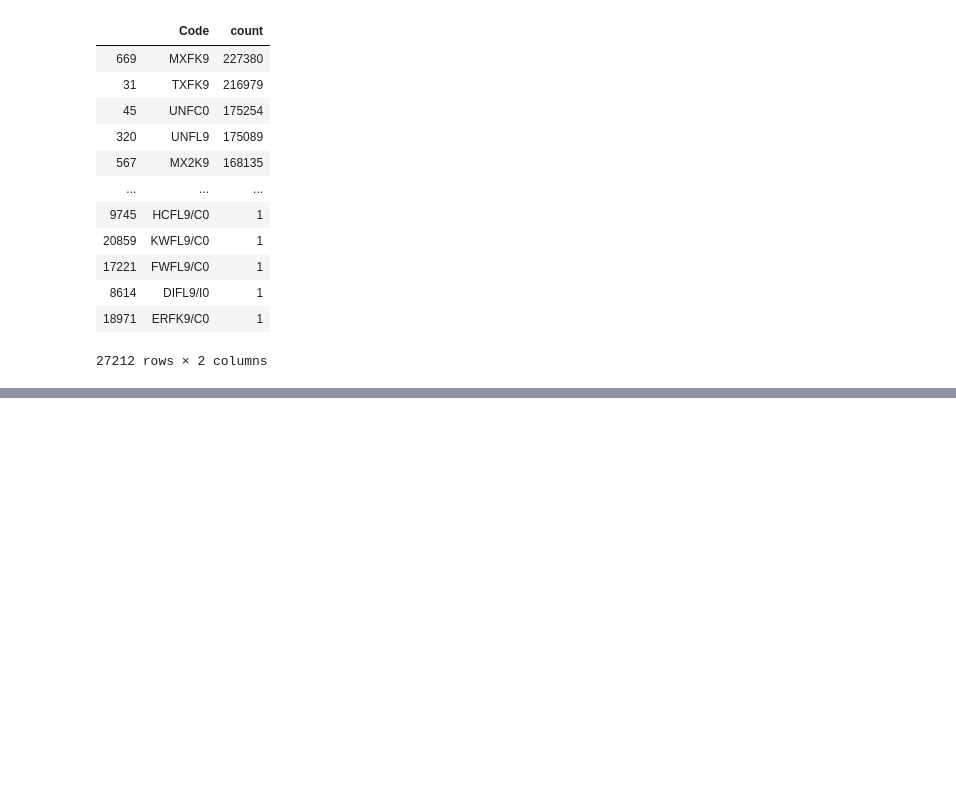
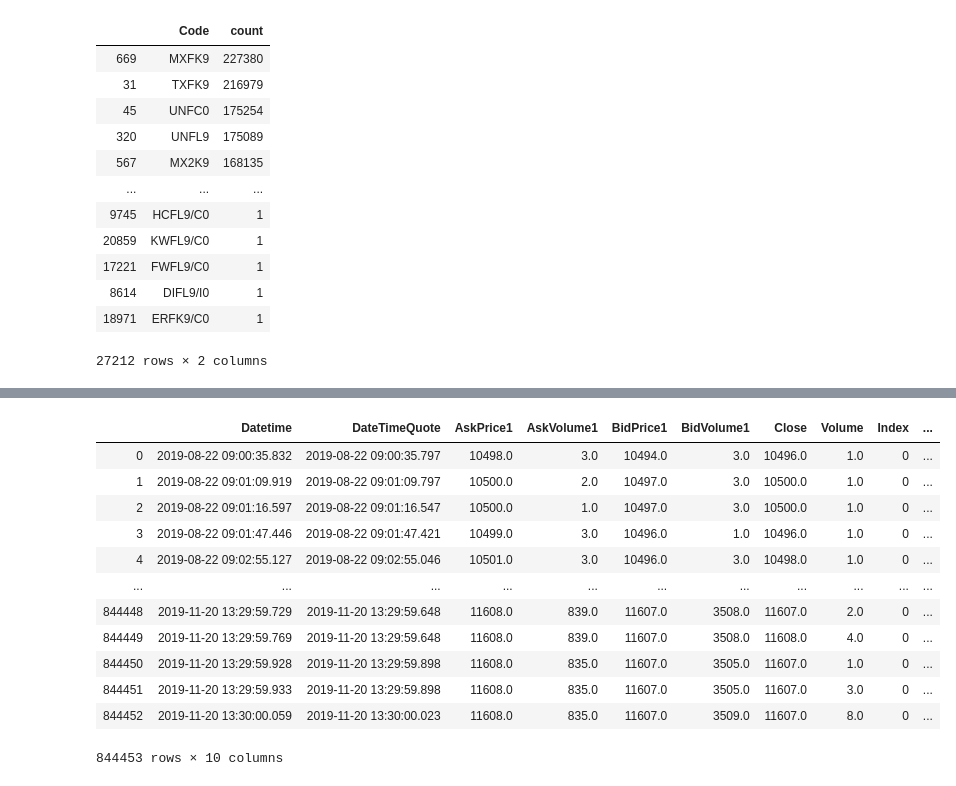
Before and after one commit to Yvictor/dolphindbPlay, a Jupyter notebook: query.ipynb, the cells around one changed output, grey strips where cells are left out. Cells and saved outputs as stored; diff of their text form; code cells hidden in the pictures; blank space fills up the shorter version.

```diff
--- a/query.ipynb
+++ b/query.ipynb
@@ -238,0 +154,2 @@ ddb_conn.run("select * from tickTFE where Date=2019.11.09;")
+# %%
+res = requests.get("https://www.taifex.com.tw/cht/9/futuresQADetail")
@@ -256,0 +181,20 @@ ddb_conn.run('select Code, concatDateTime(Date,Time) as Datetime, '
+# %%
+ddb_conn.run("""
+txfk9tick = select * from tickTFE where Code="TXFK9"
+txfk9quote = select * from tickQuote where Code="TXFK9"
+select concatDateTime(Date, Time) as Datetime, concatDateTime(Date, txfk9quote.Time) as DateTimeQuote, AskPrice1, AskVolume1, BidPrice1, BidVolume1, Close, Volume, Index, TickType  from aj(txfk9tick, txfk9quote, `Date`Time)
+""")
+# %% [output]
+|  | Datetime | DateTimeQuote | AskPrice1 | AskVolume1 | BidPrice1 | BidVolume1 | Close | Volume | Index | ... |
+| 0 | 2019-08-22 09:00:35.832 | 2019-08-22 09:00:35.797 | 10498.0 | 3.0 | 10494.0 | 3.0 | 10496.0 | 1.0 | 0 | ... |
+| 1 | 2019-08-22 09:01:09.919 | 2019-08-22 09:01:09.797 | 10500.0 | 2.0 | 10497.0 | 3.0 | 10500.0 | 1.0 | 0 | ... |
+| 2 | 2019-08-22 09:01:16.597 | 2019-08-22 09:01:16.547 | 10500.0 | 1.0 | 10497.0 | 3.0 | 10500.0 | 1.0 | 0 | ... |
+| 3 | 2019-08-22 09:01:47.446 | 2019-08-22 09:01:47.421 | 10499.0 | 3.0 | 10496.0 | 1.0 | 10496.0 | 1.0 | 0 | ... |
+| 4 | 2019-08-22 09:02:55.127 | 2019-08-22 09:02:55.046 | 10501.0 | 3.0 | 10496.0 | 3.0 | 10498.0 | 1.0 | 0 | ... |
+| ... | ... | ... | ... | ... | ... | ... | ... | ... | ... | ... |
+| 844448 | 2019-11-20 13:29:59.729 | 2019-11-20 13:29:59.648 | 11608.0 | 839.0 | 11607.0 | 3508.0 | 11607.0 | 2.0 | 0 | ... |
+| 844449 | 2019-11-20 13:29:59.769 | 2019-11-20 13:29:59.648 | 11608.0 | 839.0 | 11607.0 | 3508.0 | 11608.0 | 4.0 | 0 | ... |
+| 844450 | 2019-11-20 13:29:59.928 | 2019-11-20 13:29:59.898 | 11608.0 | 835.0 | 11607.0 | 3505.0 | 11607.0 | 1.0 | 0 | ... |
+| 844451 | 2019-11-20 13:29:59.933 | 2019-11-20 13:29:59.898 | 11608.0 | 835.0 | 11607.0 | 3505.0 | 11607.0 | 3.0 | 0 | ... |
+| 844452 | 2019-11-20 13:30:00.059 | 2019-11-20 13:30:00.023 | 11608.0 | 835.0 | 11607.0 | 3509.0 | 11607.0 | 8.0 | 0 | ... |
+844453 rows × 10 columns
```
Also changed, not shown: parts of 24 cells of this notebook.
